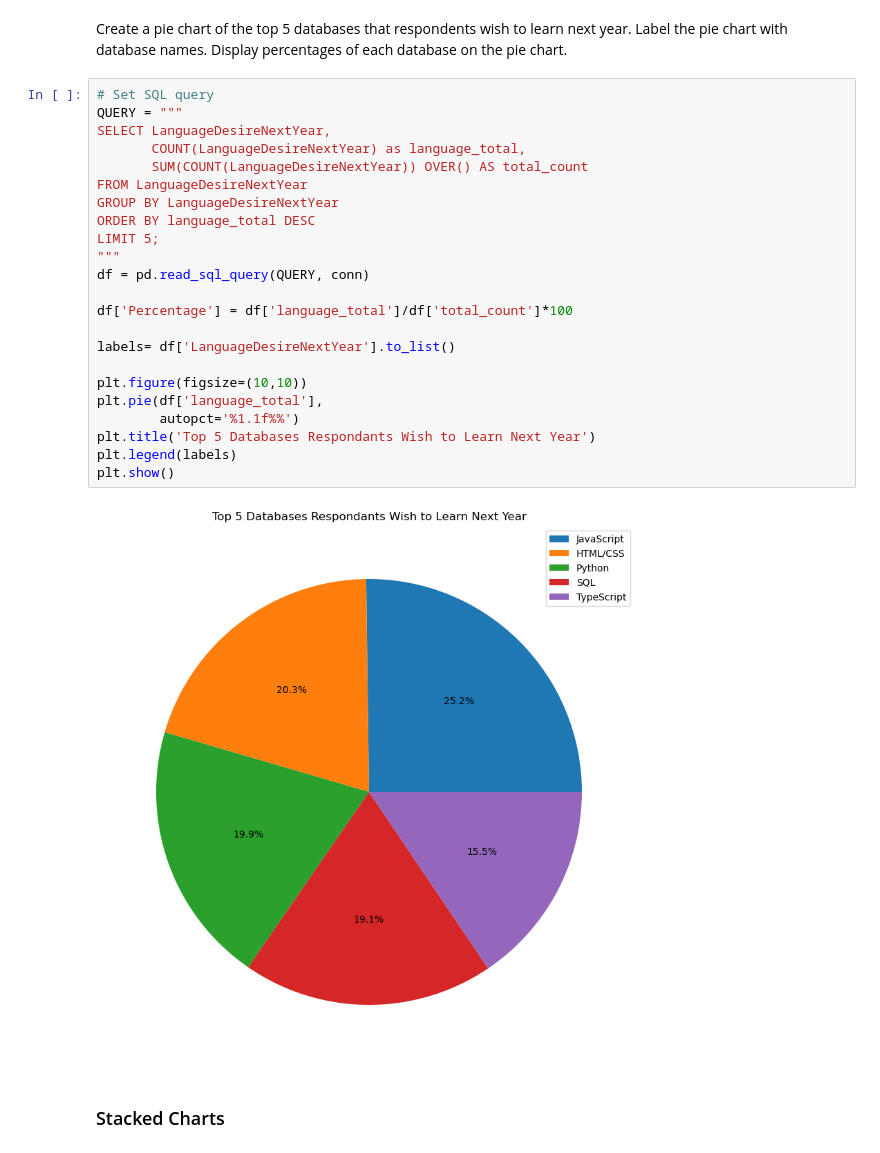
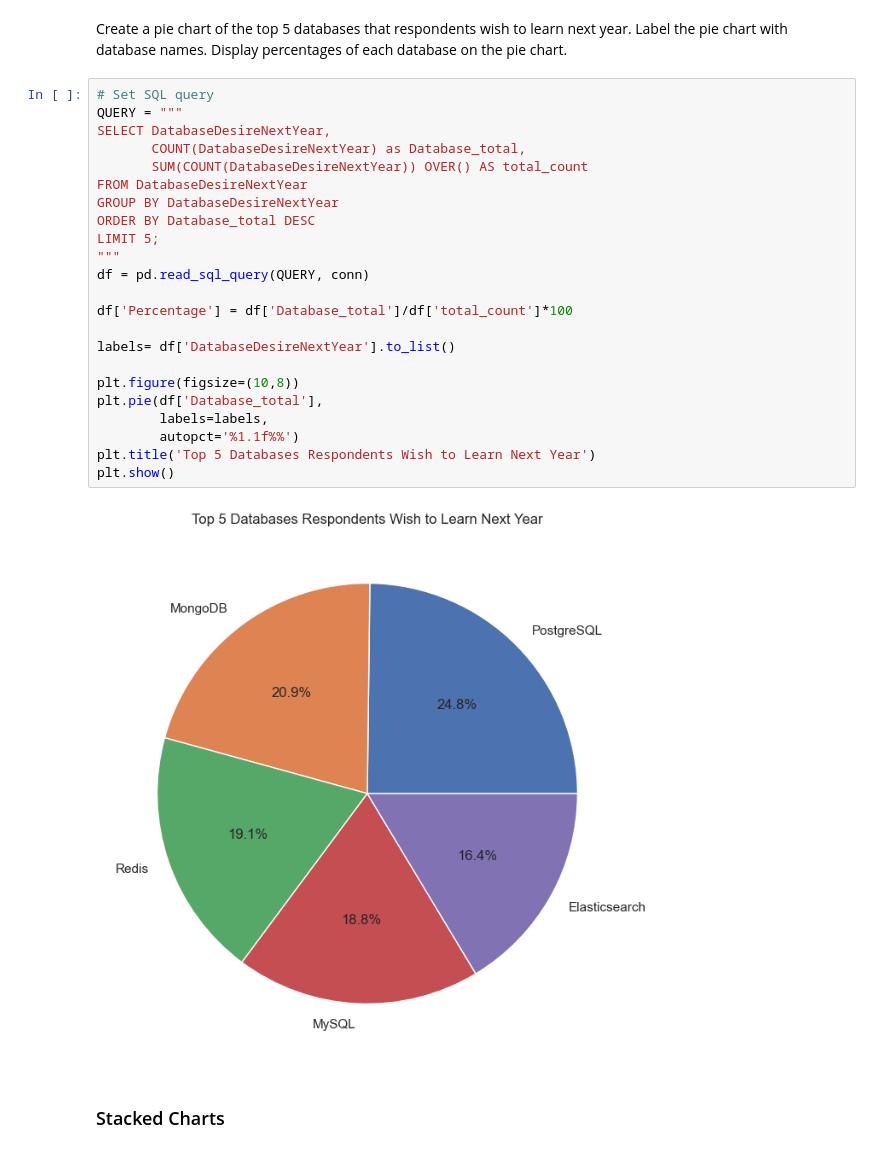
Before and after one commit to bradleyholt/IBM_Data_Analytics, a Jupyter notebook: Capstone_Project/Data Visualization/M4DataVisualization-lab.ipynb, the cells around one changed output. Saved outputs shown, nothing was run; the diff lists cells and outputs as text.

```diff
--- a/Capstone_Project/Data Visualization/M4DataVisualization-lab.ipynb
+++ b/Capstone_Project/Data Visualization/M4DataVisualization-lab.ipynb
@@ -278,28 +268,28 @@ Create a pie chart of the top 5 databases that respondents wish to learn next ye
 # %%
 # Set SQL query
 QUERY = """
-SELECT LanguageDesireNextYear,
-       COUNT(LanguageDesireNextYear) as language_total,
-       SUM(COUNT(LanguageDesireNextYear)) OVER() AS total_count
-FROM LanguageDesireNextYear
-GROUP BY LanguageDesireNextYear
-ORDER BY language_total DESC
+SELECT DatabaseDesireNextYear,
+       COUNT(DatabaseDesireNextYear) as Database_total,
+       SUM(COUNT(DatabaseDesireNextYear)) OVER() AS total_count
+FROM DatabaseDesireNextYear
+GROUP BY DatabaseDesireNextYear
+ORDER BY Database_total DESC
 LIMIT 5;
 """
 df = pd.read_sql_query(QUERY, conn)
 
-df['Percentage'] = df['language_total']/df['total_count']*100
+df['Percentage'] = df['Database_total']/df['total_count']*100
 
-labels= df['LanguageDesireNextYear'].to_list()
+labels= df['DatabaseDesireNextYear'].to_list()
 
-plt.figure(figsize=(10,10))
-plt.pie(df['language_total'],
+plt.figure(figsize=(10,8))
+plt.pie(df['Database_total'],
+        labels=labels,
         autopct='%1.1f%%')
-plt.title('Top 5 Databases Respondants Wish to Learn Next Year')
-plt.legend(labels)
+plt.title('Top 5 Databases Respondents Wish to Learn Next Year')
 plt.show()
 # %% [output]
-[figure, old version]
+[figure, new version]
 # %% [markdown]
 ### Stacked Charts
 # %% [markdown]
```
Also changed, not shown: parts of 11 cells of this notebook.
